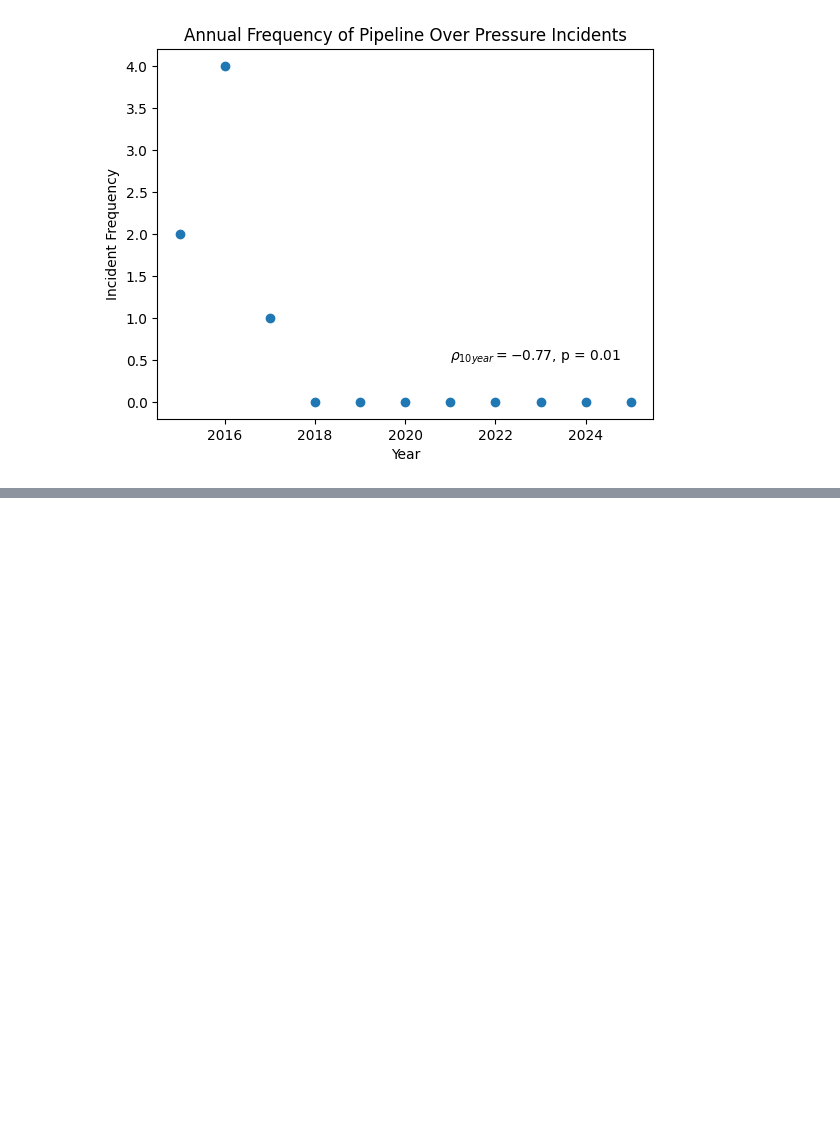
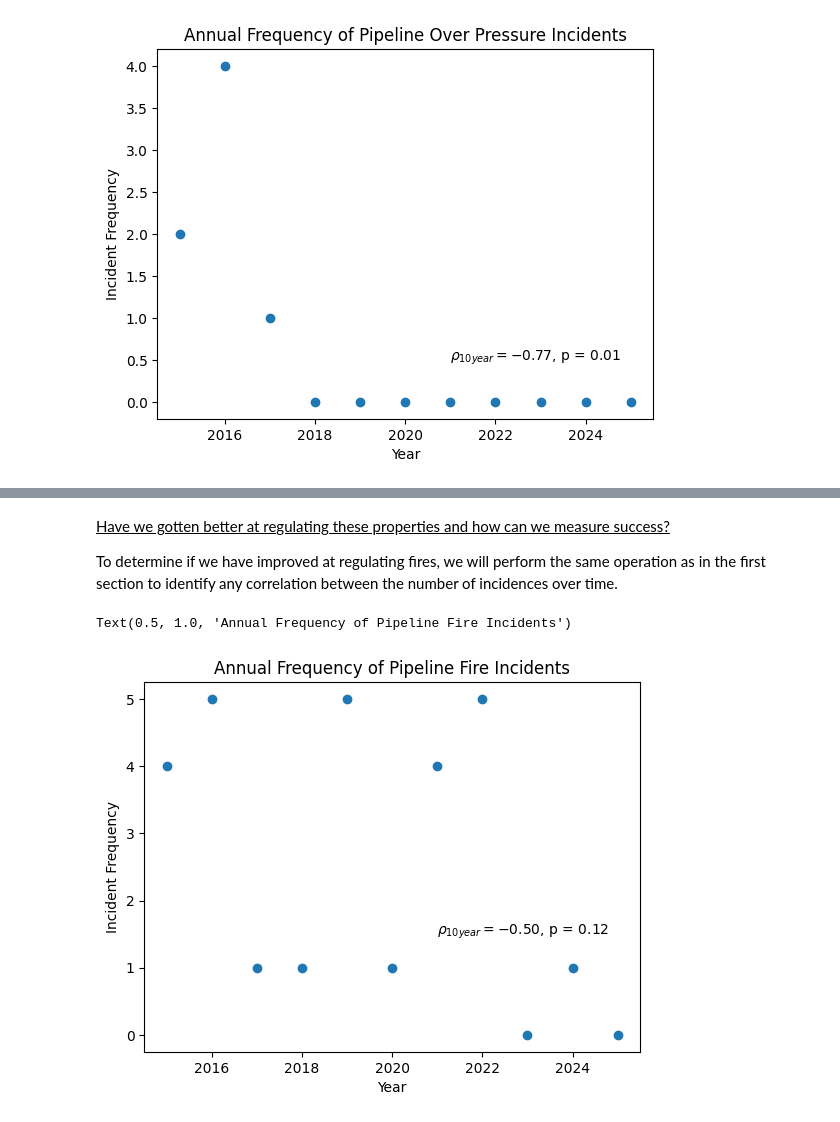
Before and after one commit to jwatchorn/pipeline_analysis, a Jupyter notebook: notebook.ipynb, the cells around one changed output, grey strips where cells are left out. Saved outputs shown, nothing was run; the diff lists cells and outputs as text; code cells hidden in the pictures; blank space fills up the shorter version.

```diff
--- a/notebook.ipynb
+++ b/notebook.ipynb
@@ -275,0 +313,3 @@ These values could be compared with historical data, where a Student's T test co
+# %%
+active_fire_df = fire_df[(fire_df['Activity being performed at time of incident']=='Maintenance')|(fire_df['Activity being performed at time of incident']=='Operation')].copy()
+active_fire_df['What happened category'].value_counts()
@@ -275,0 +354,20 @@ These values could be compared with historical data, where a Student's T test co
+# %% [markdown]
+<ins>Have we gotten better at regulating these properties and how can we measure success?</ins>
+
+To determine if we have improved at regulating fires, we will perform the same operation as in the first section to identify any correlation between the number of incidences over time.
+# %%
+fire_performance = active_fire_df['Year'].value_counts().sort_index()
+
+fire_performance_dates_counts, rho, p = compute_year_correlation(fire_performance,2015,2025)
+
+plt.scatter(x=fire_performance_dates_counts.index, y=fire_performance_dates_counts.values)
+
+rho_text = r'$\rho_{10year} = %.2f$' % rho + r', p = %.2f' % p
+
+plt.annotate(rho_text, (fire_performance_dates_counts.index[-2]-3,fire_performance_dates_counts.values[-2]+0.5))
+plt.xlabel('Year')
+plt.ylabel('Incident Frequency')
+plt.title('Annual Frequency of Pipeline Fire Incidents')
+# %% [output]
+Text(0.5, 1.0, 'Annual Frequency of Pipeline Fire Incidents')
+[figure, added]
```
Also changed, not shown: parts of 22 cells of this notebook, 2 other files.
